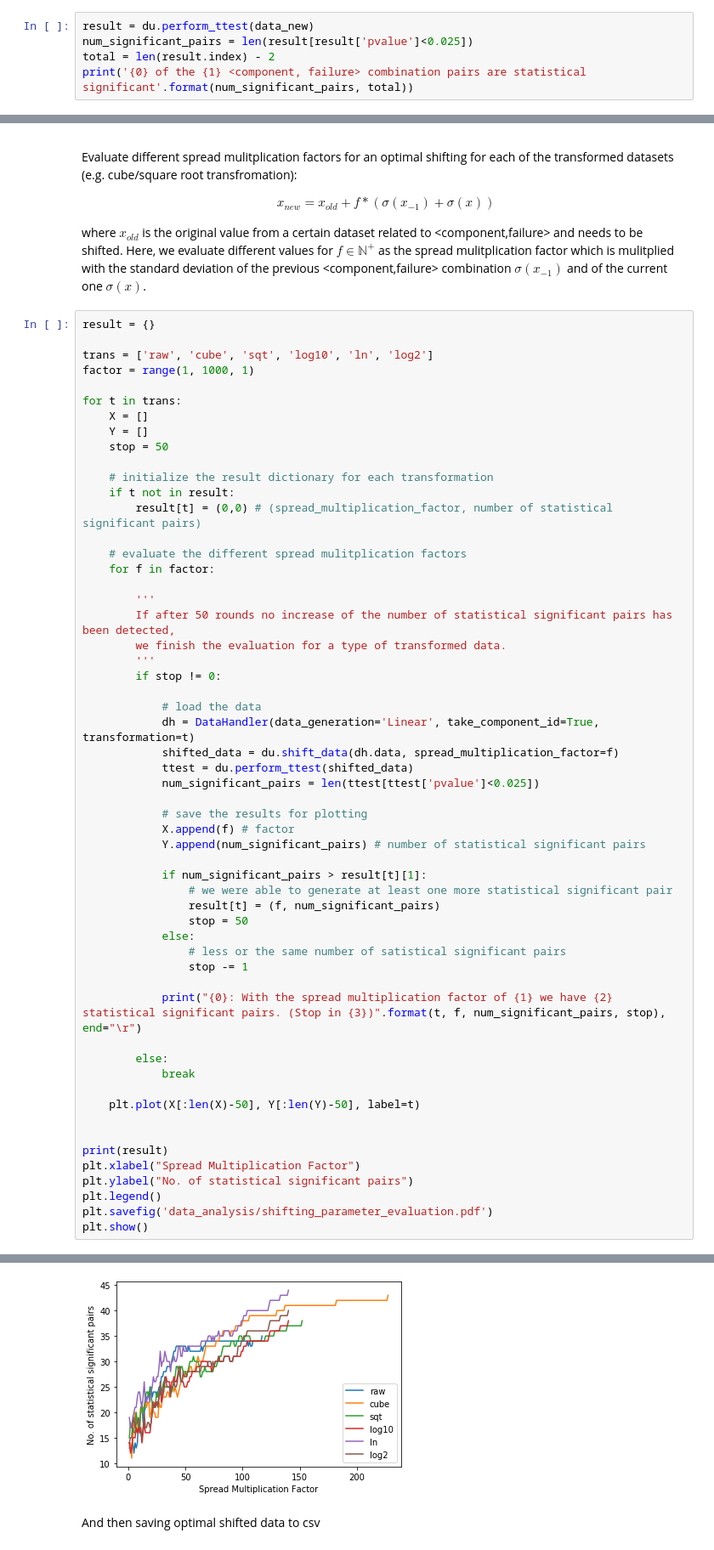
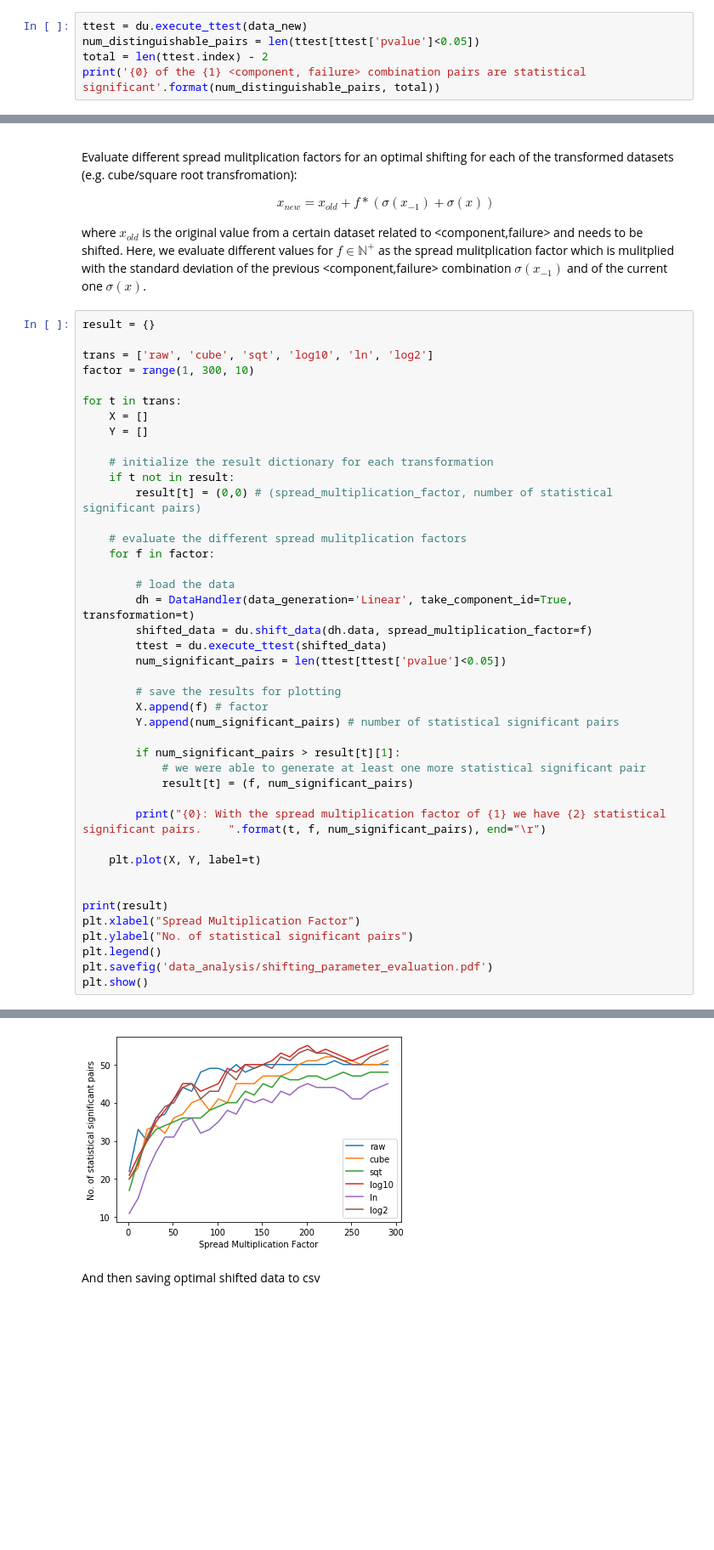
Before and after one commit to hpi-sam/rl-4-self-repair, a Jupyter notebook: data_analysis/03_shifting.ipynb, the cells around one changed output, grey strips where cells are left out. Shown at 85% size. Cells and saved outputs as stored; diff of their text form; blank space fills up the shorter version.

```diff
--- a/data_analysis/03_shifting.ipynb
+++ b/data_analysis/03_shifting.ipynb
@@ -66,6 +42,6 @@ data_new.head()
 # %%
-result = du.perform_ttest(data_new)
-num_significant_pairs = len(result[result['pvalue']<0.025])
-total = len(result.index) - 2
-print('{0} of the {1} <component, failure> combination pairs are statistical significant'.format(num_significant_pairs, total))
+ttest = du.execute_ttest(data_new)
+num_distinguishable_pairs = len(ttest[ttest['pvalue']<0.05])
+total = len(ttest.index) - 2
+print('{0} of the {1} <component, failure> combination pairs are statistical significant'.format(num_distinguishable_pairs, total))
 # %% [output]
@@ -84,12 +60,11 @@ where $x_{old}$ is the original value from a certain dataset related to <compone
 result = {}
 
 trans = ['raw', 'cube', 'sqt', 'log10', 'ln', 'log2']
-factor = range(1, 1000, 1)
+factor = range(1, 300, 10)
 
 for t in trans:
     X = []
     Y = []
-    stop = 50
 
     # initialize the result dictionary for each transformation
     if t not in result:
@@ -98,36 +73,23 @@ for t in trans:
     # evaluate the different spread mulitplication factors
     for f in factor:
 
-        '''
-        If after 50 rounds no increase of the number of statistical significant pairs has been detected,
-        we finish the evaluation for a type of transformed data.
-        '''
-        if stop != 0:
+        # load the data
+        dh = DataHandler(data_generation='Linear', take_component_id=True, transformation=t)
+        shifted_data = du.shift_data(dh.data, spread_multiplication_factor=f)
+        ttest = du.execute_ttest(shifted_data)
+        num_significant_pairs = len(ttest[ttest['pvalue']<0.05])
 
-            # load the data
-            dh = DataHandler(data_generation='Linear', take_component_id=True, transformation=t)
-            shifted_data = du.shift_data(dh.data, spread_multiplication_factor=f)
-            ttest = du.perform_ttest(shifted_data)
-            num_significant_pairs = len(ttest[ttest['pvalue']<0.025])
+        # save the results for plotting
+        X.append(f) # factor
+        Y.append(num_significant_pairs) # number of statistical significant pairs
 
-            # save the results for plotting
-            X.append(f) # factor
-            Y.append(num_significant_pairs) # number of statistical significant pairs
+        if num_significant_pairs > result[t][1]:
+            # we were able to generate at least one more statistical significant pair
+            result[t] = (f, num_significant_pairs)
 
-            if num_significant_pairs > result[t][1]:
-                # we were able to generate at least one more statistical significant pair
-                result[t] = (f, num_significant_pairs)
-                stop = 50
-            else:
-                # less or the same number of satistical significant pairs
-                stop -= 1
+        print("{0}: With the spread multiplication factor of {1} we have {2} statistical significant pairs.    ".format(t, f, num_significant_pairs), end="\r")
 
-            print("{0}: With the spread multiplication factor of {1} we have {2} statistical significant pairs. (Stop in {3})".format(t, f, num_significant_pairs, stop), end="\r")
-
-        else:
-            break
-
-    plt.plot(X[:len(X)-50], Y[:len(Y)-50], label=t)
+    plt.plot(X, Y, label=t)
 
 
 print(result)
@@ -141,4 +103,4 @@ plt.show()
-[figure, old version]
+[figure, new version]
 # %% [markdown]
 And then saving optimal shifted data to csv
 # %%
```
Also changed, not shown: parts of 14 cells of this notebook, 11 other files.
